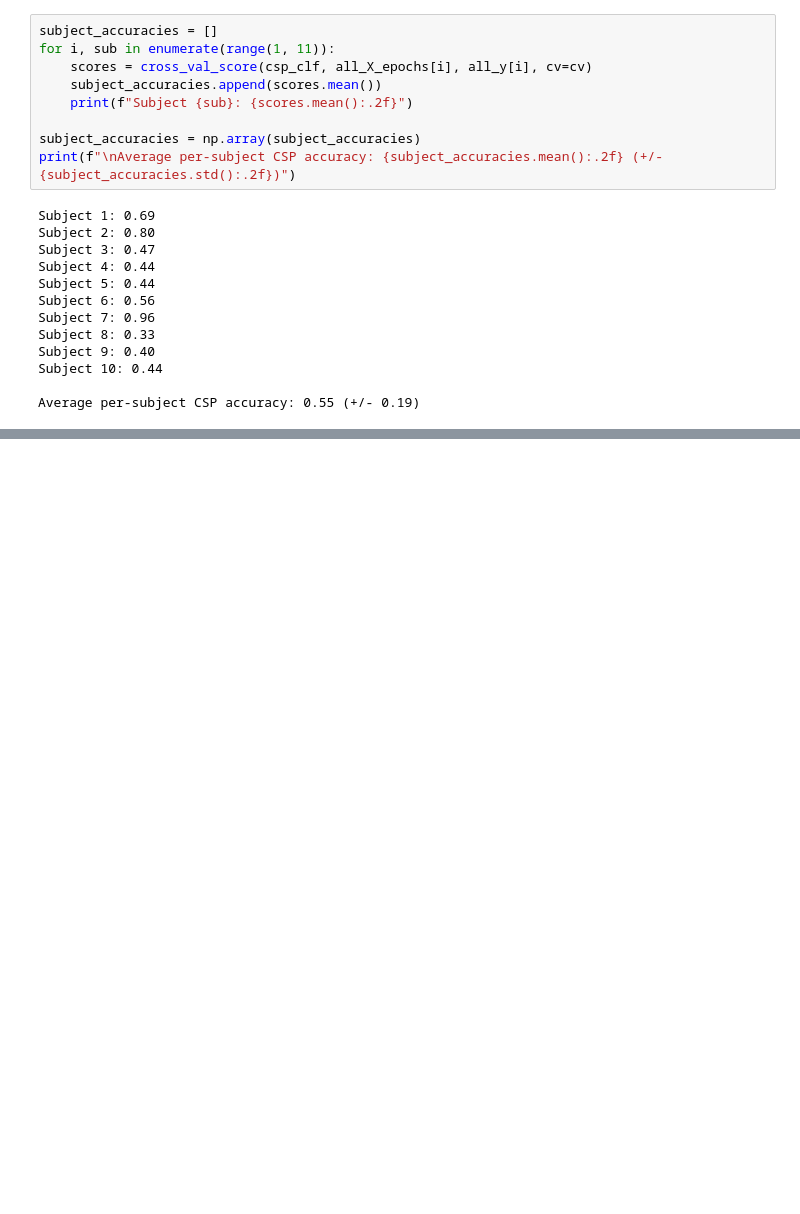
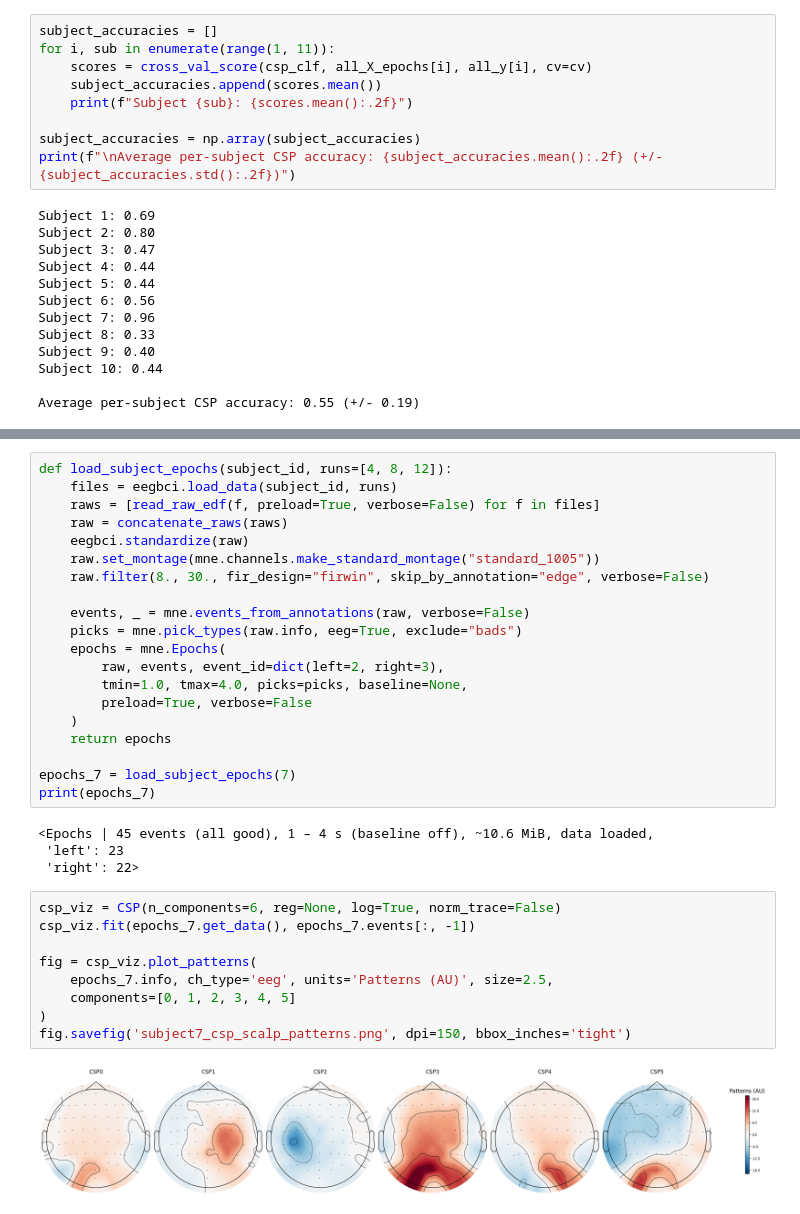
Before and after one commit to mbroor/eeg-motor-imagery-bci, a Jupyter notebook: 01_motor_imagery_classifier.ipynb, the cells around one changed output, grey strips where cells are left out. Drawn from its saved outputs; the diff is of its cells as text; blank space fills up the shorter version.

```diff
--- a/01_motor_imagery_classifier.ipynb
+++ b/01_motor_imagery_classifier.ipynb
@@ -290,0 +473,35 @@ Average per-subject CSP accuracy: 0.55 (+/- 0.19)
+# %%
+def load_subject_epochs(subject_id, runs=[4, 8, 12]):
+    files = eegbci.load_data(subject_id, runs)
+    raws = [read_raw_edf(f, preload=True, verbose=False) for f in files]
+    raw = concatenate_raws(raws)
+    eegbci.standardize(raw)
+    raw.set_montage(mne.channels.make_standard_montage("standard_1005"))
+    raw.filter(8., 30., fir_design="firwin", skip_by_annotation="edge", verbose=False)
+
+    events, _ = mne.events_from_annotations(raw, verbose=False)
+    picks = mne.pick_types(raw.info, eeg=True, exclude="bads")
+    epochs = mne.Epochs(
+        raw, events, event_id=dict(left=2, right=3),
+        tmin=1.0, tmax=4.0, picks=picks, baseline=None,
+        preload=True, verbose=False
+    )
+    return epochs
+
+epochs_7 = load_subject_epochs(7)
+print(epochs_7)
+# %% [output]
+<Epochs | 45 events (all good), 1 – 4 s (baseline off), ~10.6 MiB, data loaded,
+ 'left': 23
+ 'right': 22>
+# %%
+csp_viz = CSP(n_components=6, reg=None, log=True, norm_trace=False)
+csp_viz.fit(epochs_7.get_data(), epochs_7.events[:, -1])
+
+fig = csp_viz.plot_patterns(
+    epochs_7.info, ch_type='eeg', units='Patterns (AU)', size=2.5,
+    components=[0, 1, 2, 3, 4, 5]
+)
+fig.savefig('subject7_csp_scalp_patterns.png', dpi=150, bbox_inches='tight')
+# %% [output]
+[figure, added]
```
Also changed, not shown: parts of 11 cells of this notebook.
